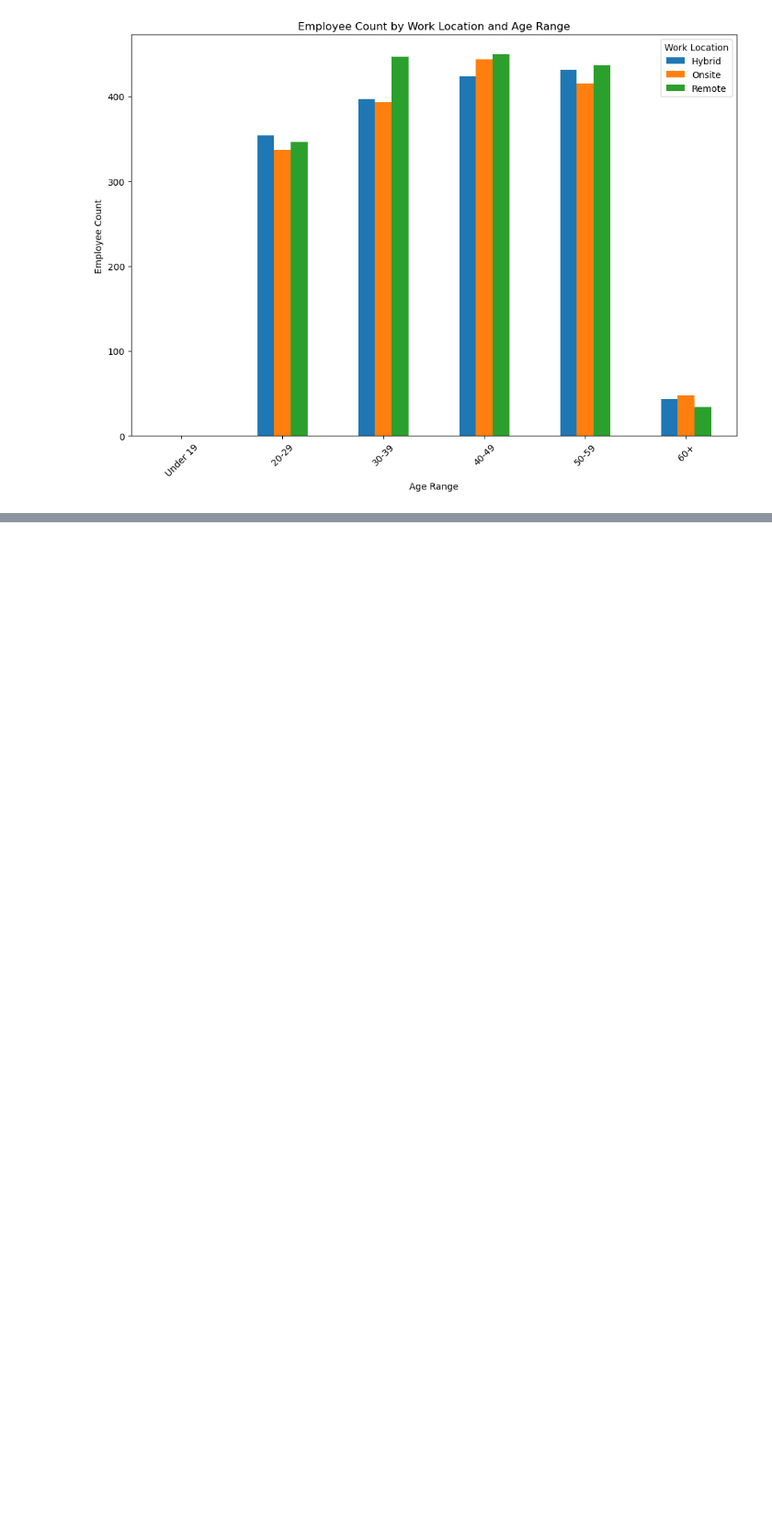
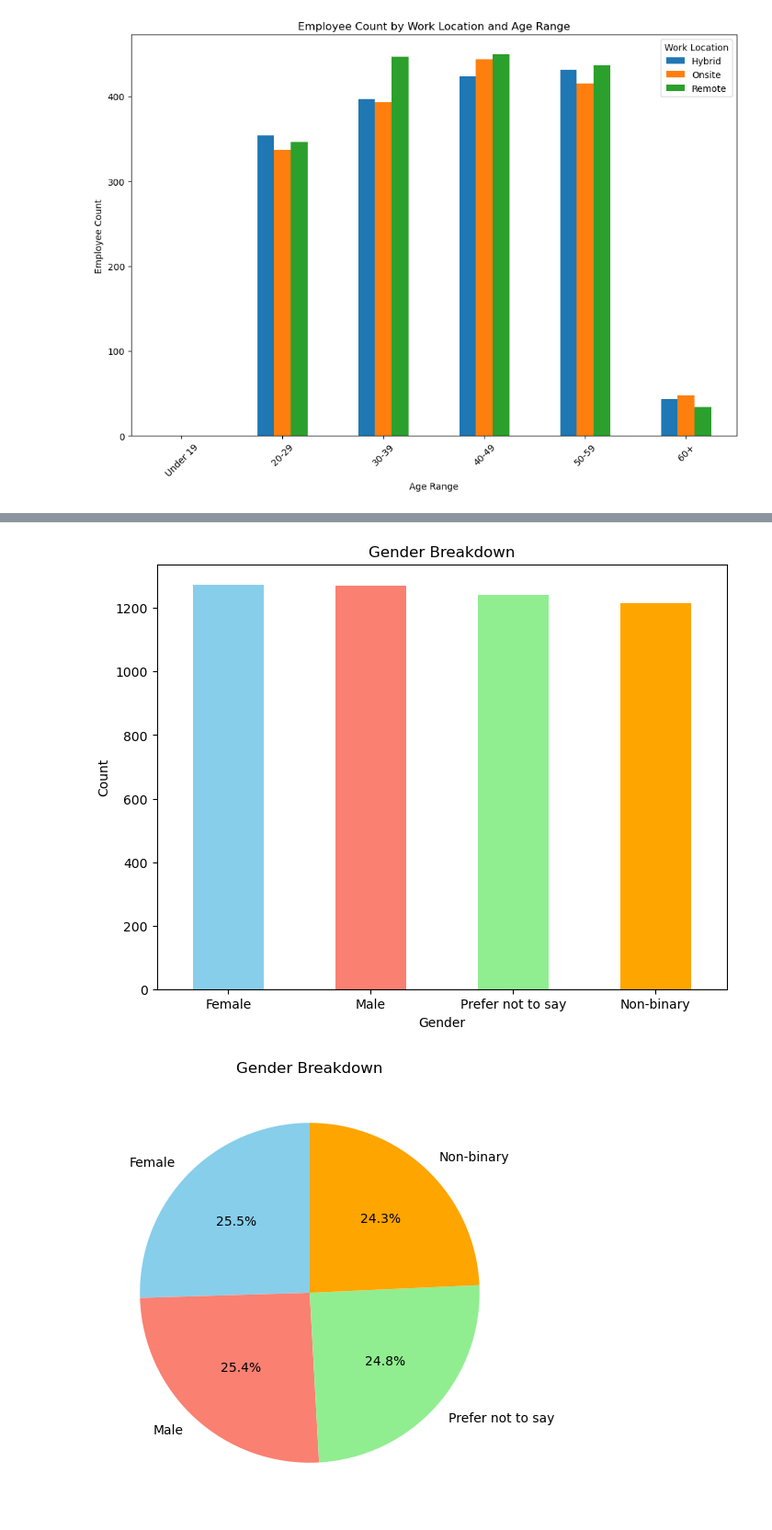
Before and after one commit to wdrossii/Project_1, a Jupyter notebook: Resources/Project_1.ipynb, the cells around one changed output, grey strips where cells are left out. Shown at 92% size. Cells and saved outputs as stored; diff of their text form; code cells hidden in the pictures; blank space fills up the shorter version.

```diff
--- a/Resources/Project_1.ipynb
+++ b/Resources/Project_1.ipynb
@@ -52,0 +122,21 @@ plt.show()
+# %%
+gender_counts = df['Gender'].value_counts()
+
+# Bar chart
+plt.figure(figsize=(8, 6))
+gender_counts.plot(kind='bar', color=['skyblue', 'salmon', 'lightgreen', 'orange'])
+plt.title('Gender Breakdown')
+plt.xlabel('Gender')
+plt.ylabel('Count')
+plt.xticks(rotation=0)
+plt.show()
+
+# Pie chart
+plt.figure(figsize=(8, 6))
+gender_counts.plot(kind='pie', autopct='%1.1f%%', startangle=90, colors=['skyblue', 'salmon', 'lightgreen', 'orange'])
+plt.title('Gender Breakdown')
+plt.ylabel('')  # Remove the y-label for cleaner look in pie chart
+plt.show()
+# %% [output]
+[figure, added]
+[figure, added]
```
Also changed, not shown: parts of 10 cells of this notebook.
